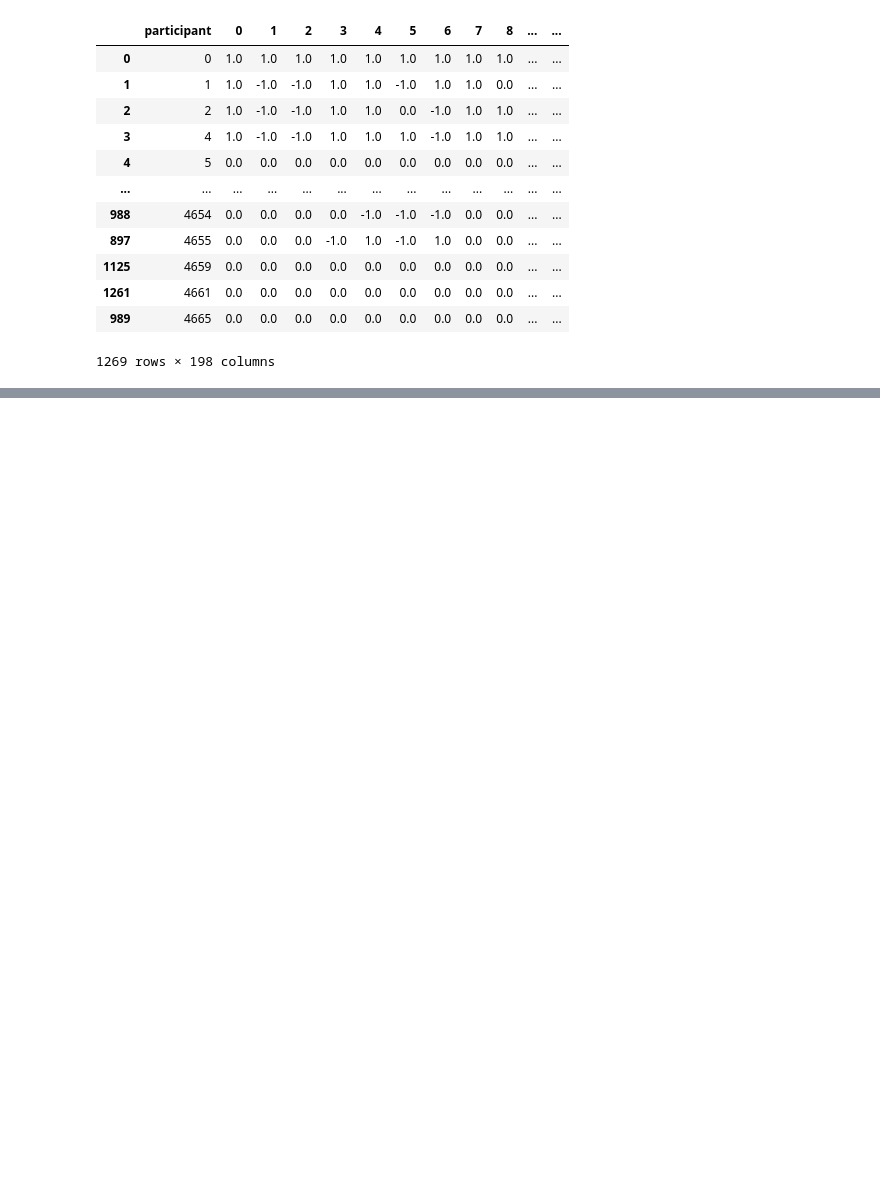
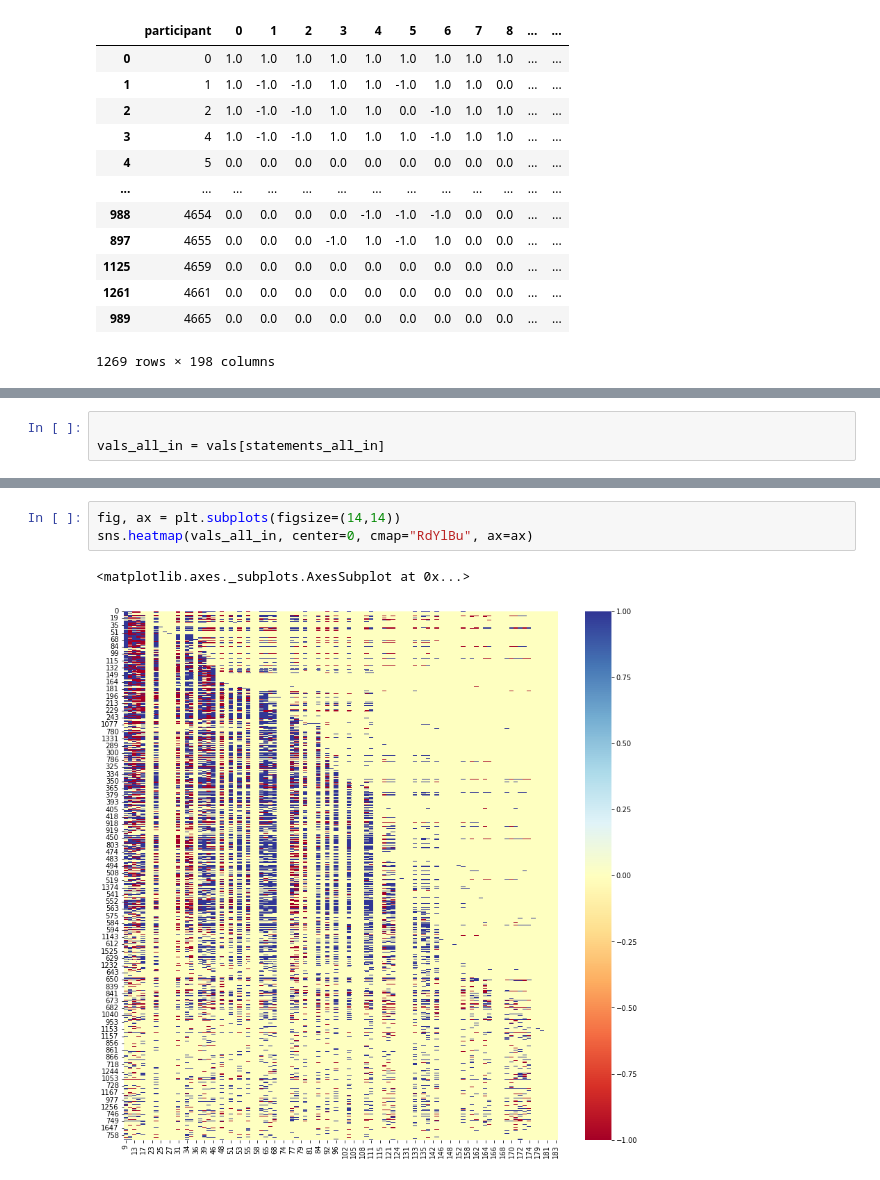
Before and after one commit to Oliz888/Voting_Consensus_Detection, a Jupyter notebook: voting_and_consensus.ipynb, the cells around one changed output, grey strips where cells are left out. Saved outputs shown, nothing was run; the diff lists cells and outputs as text; blank space fills up the shorter version.

```diff
--- a/voting_and_consensus.ipynb
+++ b/voting_and_consensus.ipynb
@@ -177,0 +175,3 @@ high_varainces
+# %%
+
+vals_all_in = vals[statements_all_in]
@@ -177,0 +216,6 @@ high_varainces
+# %%
+fig, ax = plt.subplots(figsize=(14,14))
+sns.heatmap(vals_all_in, center=0, cmap="RdYlBu", ax=ax)
+# %% [output]
+<matplotlib.axes._subplots.AxesSubplot at 0x...>
+[figure, added]
```
Also changed, not shown: parts of 14 cells of this notebook.
